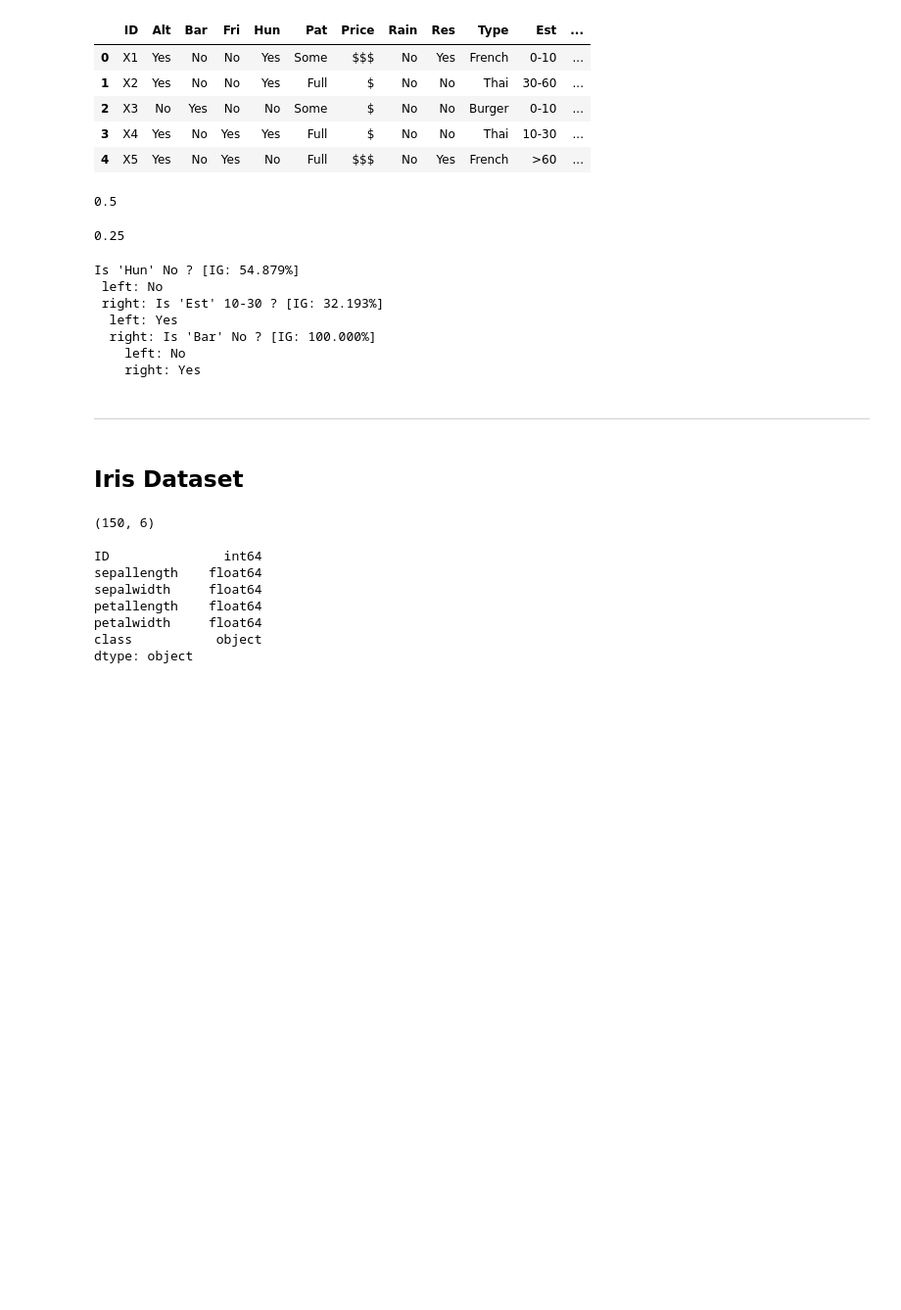
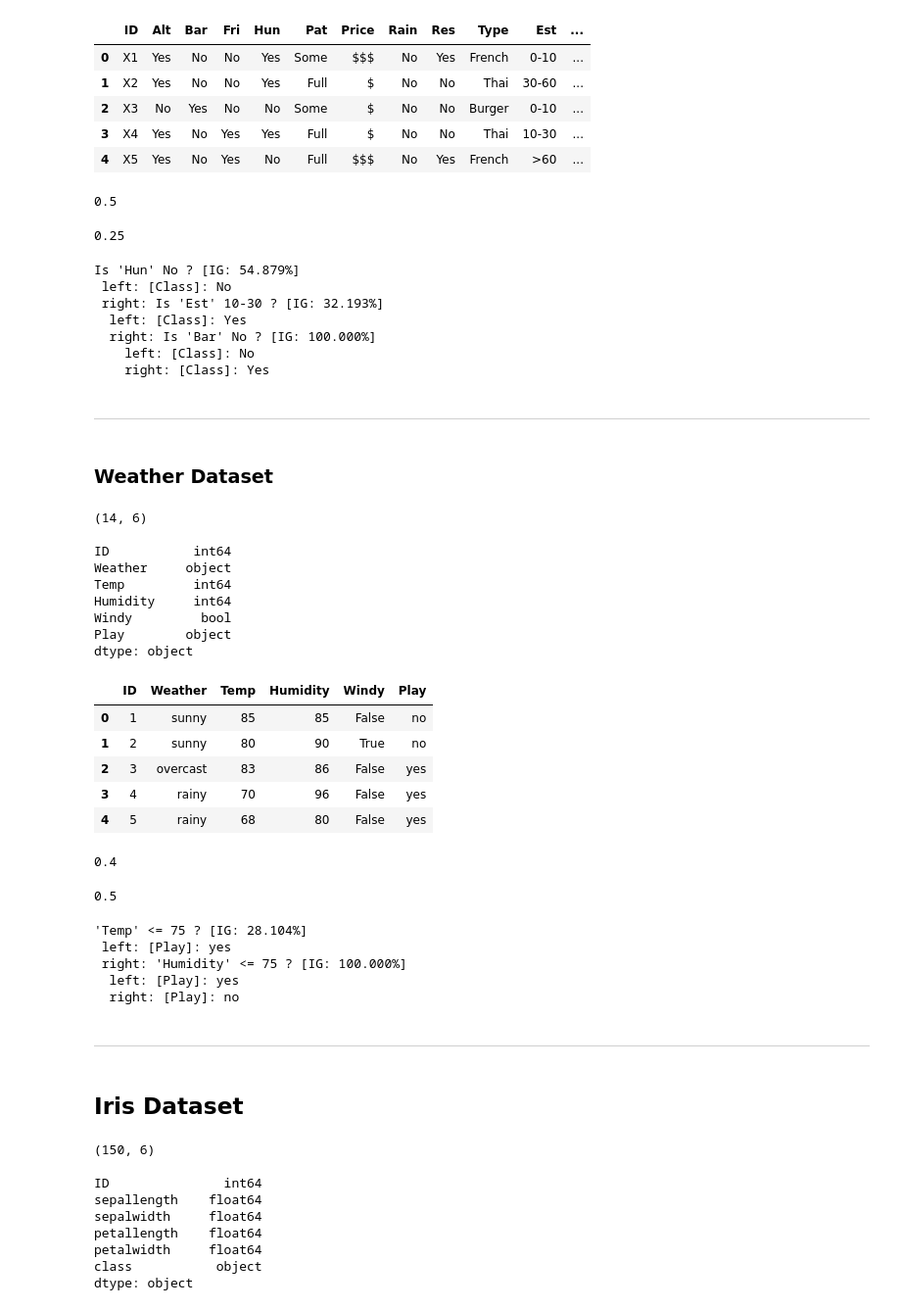
Before and after one commit to EstevesX10/AI-Decision-Trees-ID3, a Jupyter notebook: Decision Trees - ID3/Decision_Trees_ID3.ipynb, the cells around one changed output. Shown at 98% size. Cells and saved outputs as stored; diff of their text form; code cells hidden in the pictures; blank space fills up the shorter version.

Commit message:
Added the Weather Data set Analysis

```diff
--- a/Decision Trees - ID3/Decision_Trees_ID3.ipynb
+++ b/Decision Trees - ID3/Decision_Trees_ID3.ipynb
@@ -281,7 +281,11 @@ class DecisionTree:
 class Dataset:
     def __init__(self, file_path):
         self.df = pd.read_csv(file_path)
-        self.cols = self.df.columns[1:]
+
+        if (self.df.columns[0] == 'ID'):
+            self.cols = self.df.columns[1:]
+        else:
+            self.cols = self.df.columns
 
         # self.features_decoders = []
         # self._correct_dtypes()
@@ -430,7 +434,7 @@ class Dataset:
 
         # Found a Leaf / Pure Node
         if node.value is not None:
-            print(self.y_decoder[node.value])
+            print(f"[{self.cols[-1]}]: {self.y_decoder[node.value]}")
 
         # Shows the feature and threshold of the current node
         else:
@@ -500,9 +504,34 @@ dt.fit(X_Train, y_Train)
 restaurant.print_tree(dt)
 # %% [output]
 Is 'Hun' No ? [IG: 54.879%]
- left: No
+ left: [Class]: No
  right: Is 'Est' 10-30 ? [IG: 32.193%]
-  left: Yes
+  left: [Class]: Yes
   right: Is 'Bar' No ? [IG: 100.000%]
-    left: No
-    right: Yes
+    left: [Class]: No
+    right: [Class]: Yes
+# %% [markdown]
+---
+# %% [markdown]
+### Weather Dataset
+# %%
+weather = Dataset(file_path='./Datasets/weather.csv')
+print(weather.df.shape, "\n")
+print(weather.df.dtypes, "\n")
+weather.df.head()
+# %% [output]
+(14, 6)
+
+ID           int64
+Weather     object
+Temp         int64
+Humidity     int64
+Windy         bool
+Play        object
+dtype: object
+|  | ID | Weather | Temp | Humidity | Windy | Play |
+| 0 | 1 | sunny | 85 | 85 | False | no |
+| 1 | 2 | sunny | 80 | 90 | True | no |
+| 2 | 3 | overcast | 83 | 86 | False | yes |
+| 3 | 4 | rainy | 70 | 96 | False | yes |
+| 4 | 5 | rainy | 68 | 80 | False | yes |
@@ -509,3 +543,22 @@ Is 'Hun' No ? [IG: 54.879%]
+# %%
+weather.Estimate_Holdout()
+# %% [output]
+0.4
+# %%
+weather.K_Fold_CV(3, DecisionTree)
+# %% [output]
+0.5
+# %%
+(X_Train, X_Test, y_Train, y_Test) = weather.train_test_split(test_size=0.3)
+dt = DecisionTree()
+dt.fit(X_Train, y_Train)
+weather.print_tree(dt)
+# %% [output]
+'Temp' <= 75 ? [IG: 28.104%]
+ left: [Play]: yes
+ right: 'Humidity' <= 75 ? [IG: 100.000%]
+  left: [Play]: yes
+  right: [Play]: no
 # %% [markdown]
 ---
 # %% [markdown]
```
Also changed, not shown: parts of 3 cells of this notebook.
